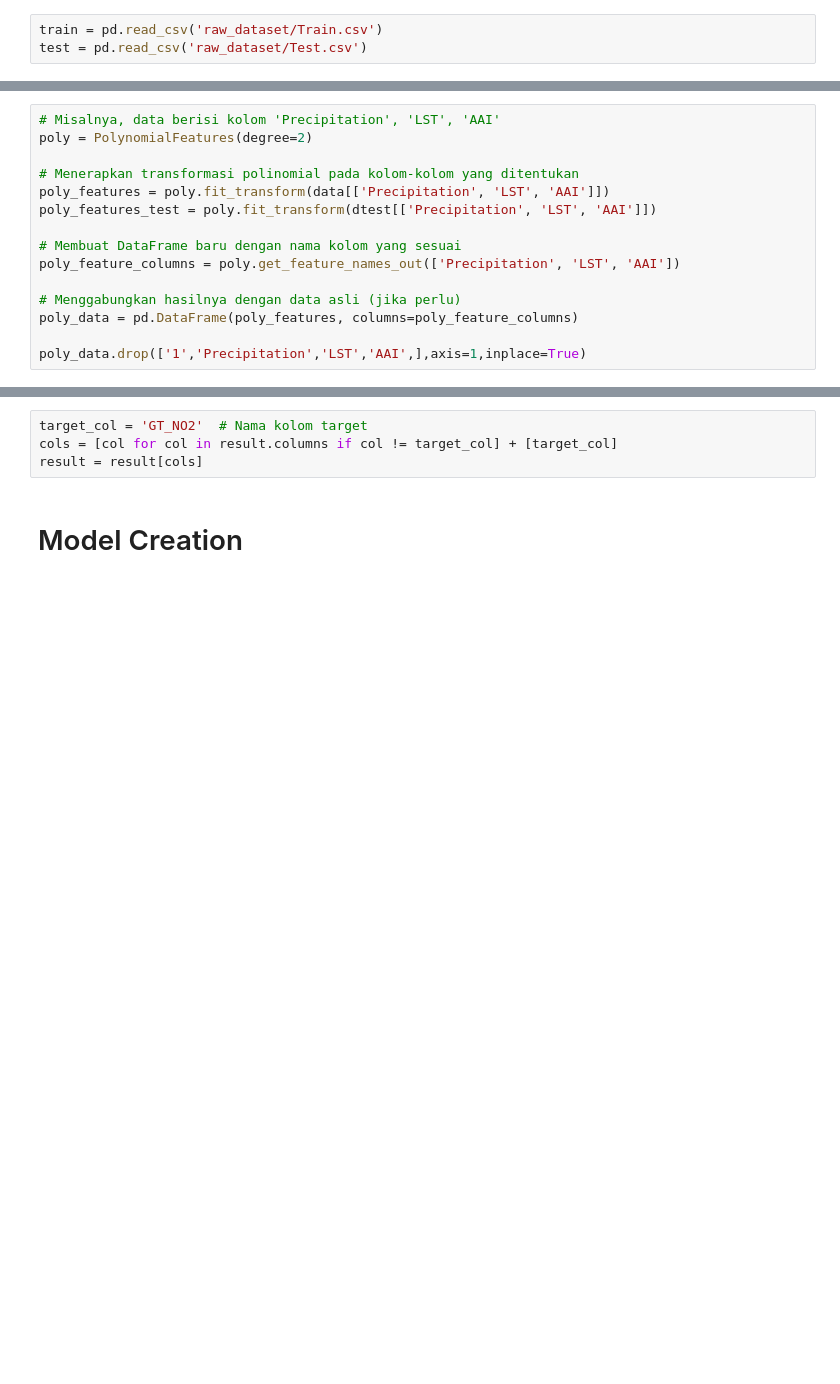
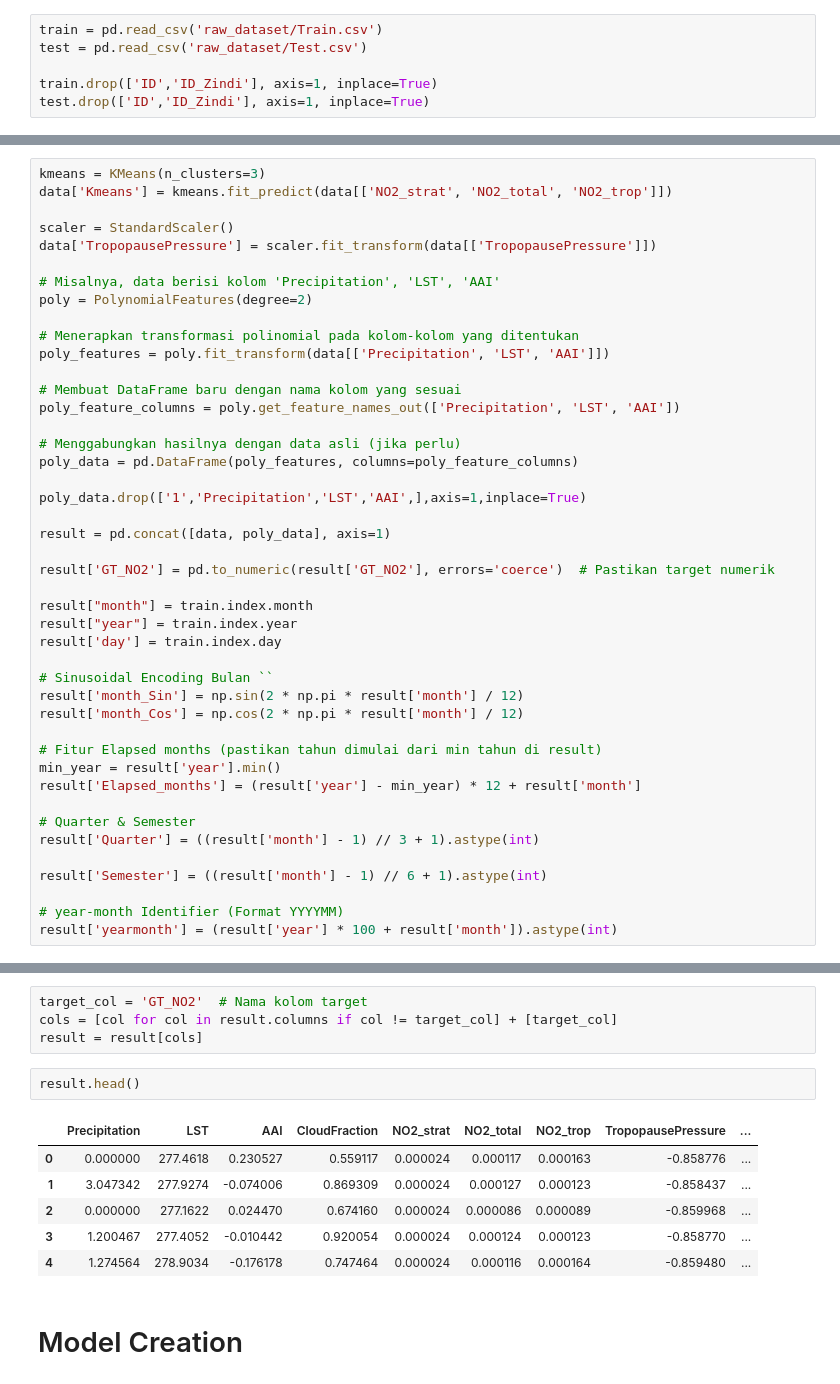
Before and after one commit to Akma86/GroundTruth-NO2, a Jupyter notebook: Main.ipynb, the cells around one changed output, grey strips where cells are left out. Cells and saved outputs as stored; diff of their text form; blank space fills up the shorter version.

```diff
--- a/Main.ipynb
+++ b/Main.ipynb
@@ -42,6 +44,9 @@ from sklearn.ensemble import ExtraTreesClassifier
 # %%
 train = pd.read_csv('raw_dataset/Train.csv')
 test = pd.read_csv('raw_dataset/Test.csv')
+
+train.drop(['ID','ID_Zindi'], axis=1, inplace=True)
+test.drop(['ID','ID_Zindi'], axis=1, inplace=True)
 # %% [markdown]
 ## Data Cleaning
 # %%
@@ -121,10 +125,15 @@ data['TropopausePressure'] = scaler.fit_transform(data[['TropopausePressure']])
 # %%
+kmeans = KMeans(n_clusters=3)
+data['Kmeans'] = kmeans.fit_predict(data[['NO2_strat', 'NO2_total', 'NO2_trop']])
+
+scaler = StandardScaler()
+data['TropopausePressure'] = scaler.fit_transform(data[['TropopausePressure']])
+
 # Misalnya, data berisi kolom 'Precipitation', 'LST', 'AAI'
 poly = PolynomialFeatures(degree=2)
 
 # Menerapkan transformasi polinomial pada kolom-kolom yang ditentukan
 poly_features = poly.fit_transform(data[['Precipitation', 'LST', 'AAI']])
-poly_features_test = poly.fit_transform(dtest[['Precipitation', 'LST', 'AAI']])
 
 # Membuat DataFrame baru dengan nama kolom yang sesuai
 poly_feature_columns = poly.get_feature_names_out(['Precipitation', 'LST', 'AAI'])
@@ -133,3 +142,27 @@ poly_feature_columns = poly.get_feature_names_out(['Precipitation', 'LST', 'AAI'
 poly_data = pd.DataFrame(poly_features, columns=poly_feature_columns)
 
 poly_data.drop(['1','Precipitation','LST','AAI',],axis=1,inplace=True)
+
+result = pd.concat([data, poly_data], axis=1)
+
+result['GT_NO2'] = pd.to_numeric(result['GT_NO2'], errors='coerce')  # Pastikan target numerik
+
+result["month"] = train.index.month
+result["year"] = train.index.year
+result['day'] = train.index.day
+
+# Sinusoidal Encoding Bulan ``
+result['month_Sin'] = np.sin(2 * np.pi * result['month'] / 12)
+result['month_Cos'] = np.cos(2 * np.pi * result['month'] / 12)
+
+# Fitur Elapsed months (pastikan tahun dimulai dari min tahun di result)
+min_year = result['year'].min()
+result['Elapsed_months'] = (result['year'] - min_year) * 12 + result['month']
+
+# Quarter & Semester
+result['Quarter'] = ((result['month'] - 1) // 3 + 1).astype(int)
+
+result['Semester'] = ((result['month'] - 1) // 6 + 1).astype(int)
+
+# year-month Identifier (Format YYYYMM)
+result['yearmonth'] = (result['year'] * 100 + result['month']).astype(int)
@@ -141,5 +170,14 @@ result['GT_NO2'] = pd.to_numeric(result['GT_NO2'], errors='coerce')  # Pastikan
 target_col = 'GT_NO2'  # Nama kolom target
 cols = [col for col in result.columns if col != target_col] + [target_col]
 result = result[cols]
+# %%
+result.head()
+# %% [output]
+|  | Precipitation | LST | AAI | CloudFraction | NO2_strat | NO2_total | NO2_trop | TropopausePressure | ... |
+| 0 | 0.000000 | 277.4618 | 0.230527 | 0.559117 | 0.000024 | 0.000117 | 0.000163 | -0.858776 | ... |
+| 1 | 3.047342 | 277.9274 | -0.074006 | 0.869309 | 0.000024 | 0.000127 | 0.000123 | -0.858437 | ... |
+| 2 | 0.000000 | 277.1622 | 0.024470 | 0.674160 | 0.000024 | 0.000086 | 0.000089 | -0.859968 | ... |
+| 3 | 1.200467 | 277.4052 | -0.010442 | 0.920054 | 0.000024 | 0.000124 | 0.000123 | -0.858770 | ... |
+| 4 | 1.274564 | 278.9034 | -0.176178 | 0.747464 | 0.000024 | 0.000116 | 0.000164 | -0.859480 | ... |
 # %% [markdown]
 # Model Creation
```
Also changed, not shown: parts of 25 cells of this notebook, 1 other file.
